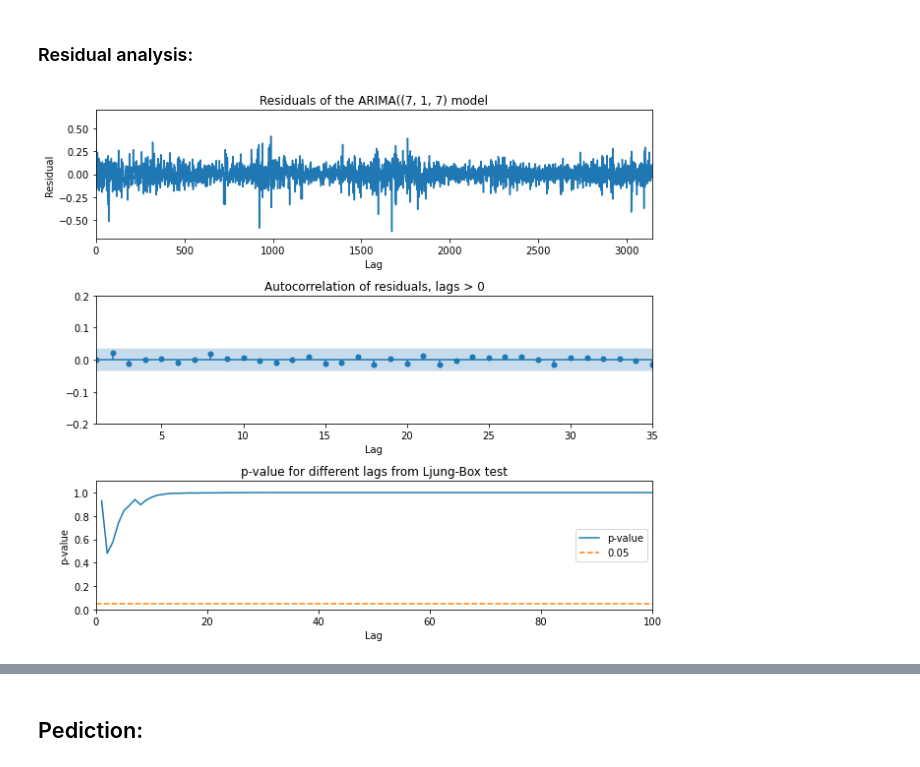
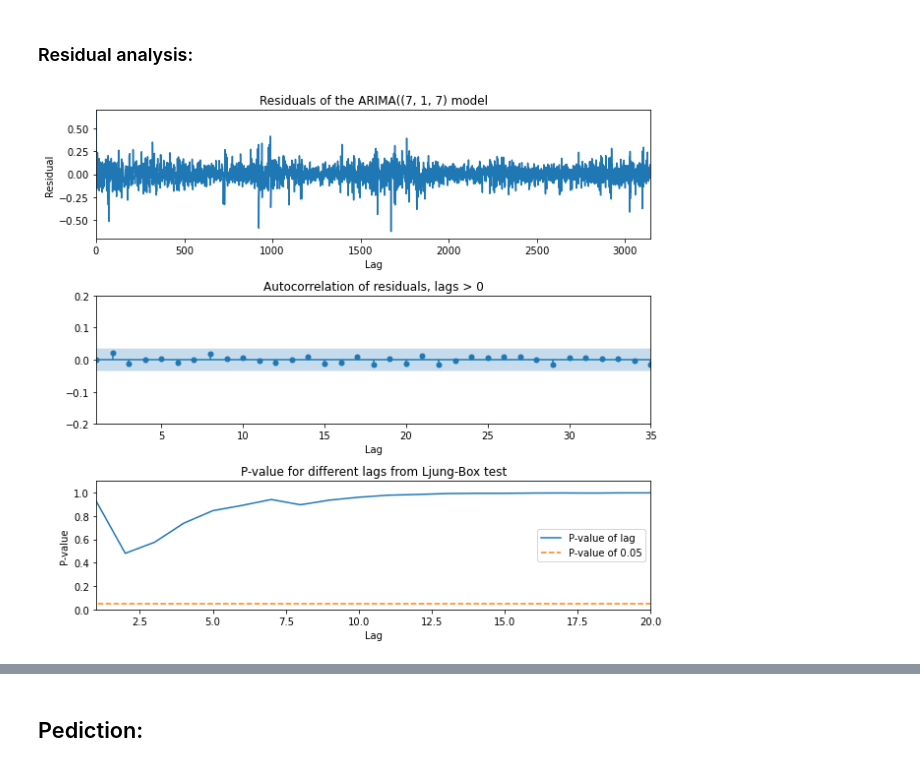
Before and after one commit to emilhaugstvedt/Time-Series-Analysis, a Jupyter notebook: Assignment3/Ass3.ipynb, the cells around one changed output, grey strips where cells are left out. Saved outputs shown, nothing was run; the diff lists cells and outputs as text; code cells hidden in the pictures.

```diff
--- a/Assignment3/Ass3.ipynb
+++ b/Assignment3/Ass3.ipynb
@@ -221,41 +219,41 @@ residuals = res.resid
 # Ljung-box test:
 from statsmodels.stats.diagnostic import acorr_ljungbox
 
-ljungBox = acorr_ljungbox(residuals, lags= 100)
+ljungBox = acorr_ljungbox(residuals, lags= 20)
 
 # Plot the residuals:
 fig = plt.figure(figsize= (9, 8))
 
 plt.subplot(311)
 plt.plot(residuals)
 plt.title(f"Residuals of the ARIMA({order} model")
 plt.xlabel("Lag")
 plt.ylabel("Residual")
 plt.ylim(-0.7, 0.7)
 plt.xlim(0, trainSize)
 
 ax2 = plt.subplot(312)
 fig = plot_acf(residuals, ax2)
 ax2.set_title("Autocorrelation of residuals, lags > 0")
 ax2.set_xlabel("Lag")
 ax2.set_xlim(1, 35)
 ax2.set_ylim(-0.2, 0.2)
 
 plt.subplot(313)
 ljungBox.lb_pvalue.plot()
 plt.ylim(0, 1.1)
-plt.xlim(0, 100)
-plt.plot(np.ones(101) * 0.05, "--")
-plt.title("p-value for different lags from Ljung-Box test")
+plt.xlim(1, 20)
+plt.plot(np.ones(21) * 0.05, "--")
+plt.title("P-value for different lags from Ljung-Box test")
 plt.xlabel("Lag")
-plt.ylabel("p-value")
-plt.legend(["p-value", "0.05"])
+plt.ylabel("P-value")
+plt.legend(["P-value of lag", "P-value of 0.05"])
 
 plt.tight_layout()
 
-fig.savefig("figures/Residuals.png", dpi= 300)
+fig.savefig("figures/Residuals313.png", dpi= 300)
 # %% [output]
-[figure, old version]
+[figure, new version]
 # %%
 from statsmodels.graphics.gofplots import qqplot
 
```
Also changed, not shown: parts of 7 cells of this notebook, 6 other files.
